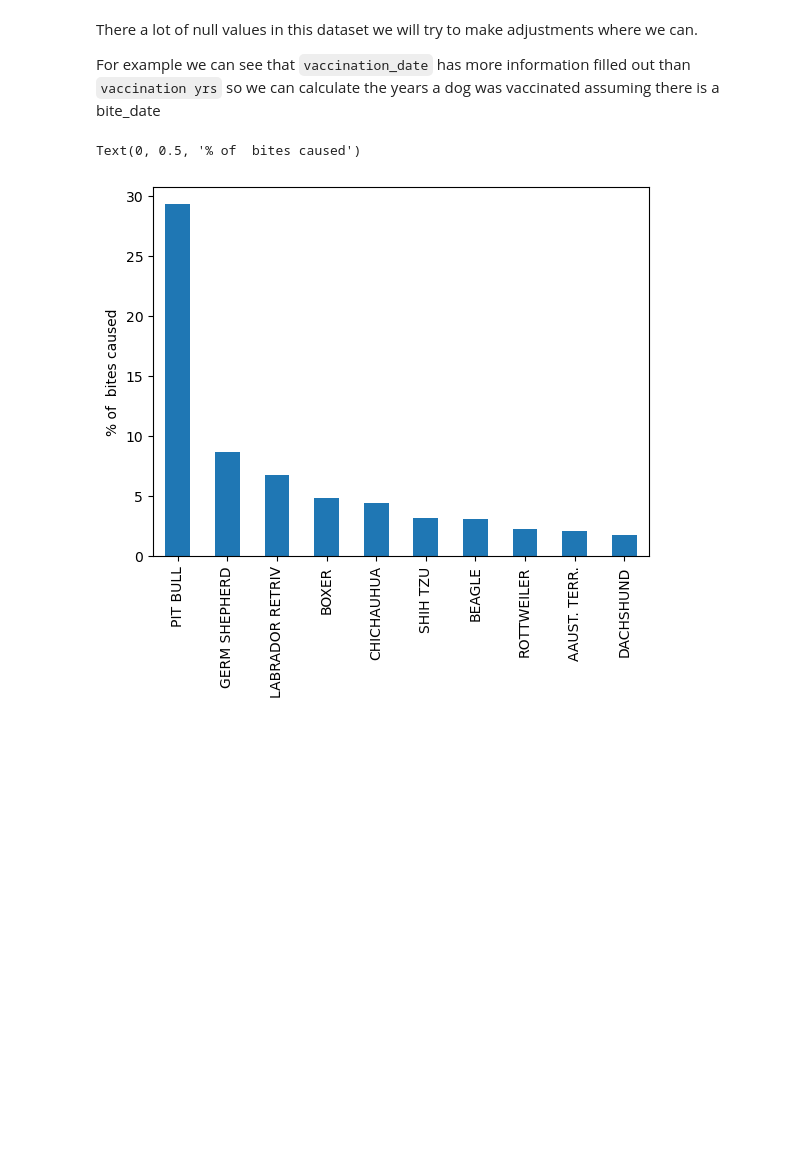
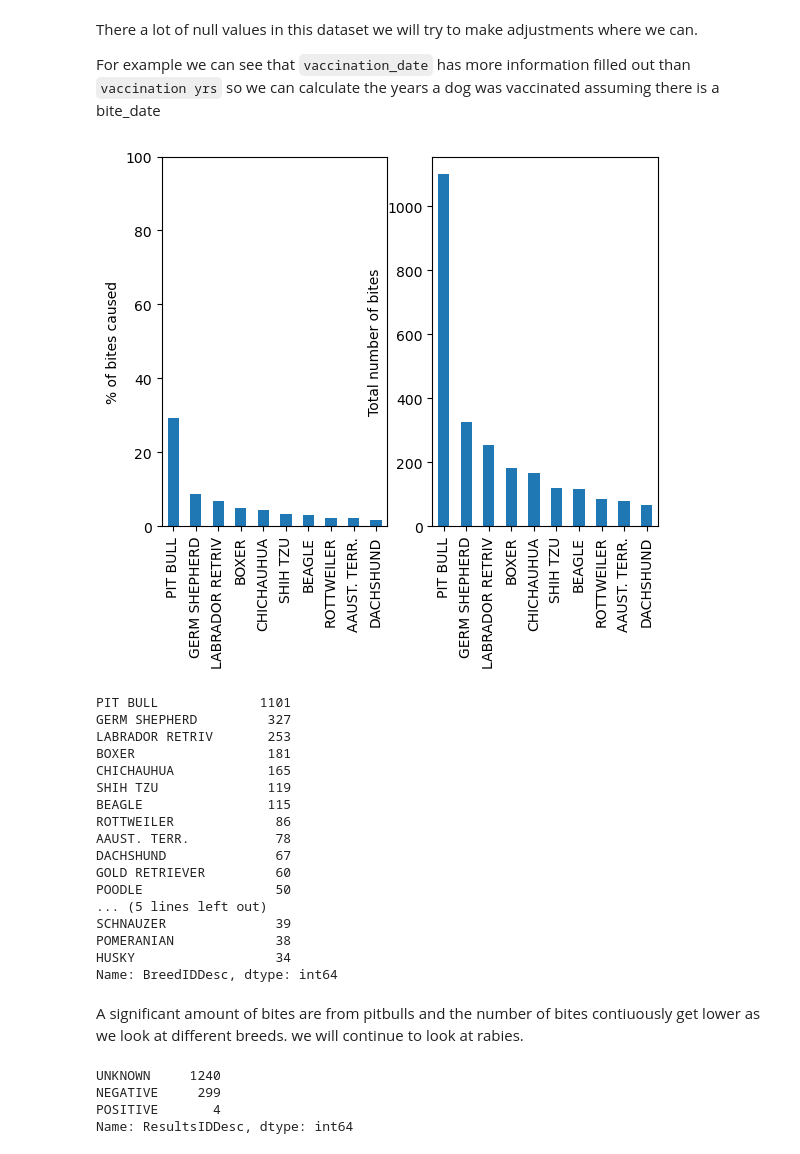
Before and after one commit to tcarr032/Animal-bite-dataset, a Jupyter notebook: Animal_Bites_Predictor.ipynb, the cells around one changed output. Drawn from its saved outputs; the diff is of its cells as text; code cells hidden in the pictures; blank space fills up the shorter version.

```diff
--- a/Animal_Bites_Predictor.ipynb
+++ b/Animal_Bites_Predictor.ipynb
@@ -65,9 +72,37 @@ There a lot of null values in this dataset we will try to make adjustments where
 For example we can see that `vaccination_date` has more information filled out than `vaccination yrs` so we can calculate the years a dog was vaccinated assuming there is a bite_date
 # %%
 breed_count= df_dogs['BreedIDDesc'].value_counts(normalize=True).head(10) * 100
-breed_count.plot(kind='bar')
-plt.figur
-plt.ylabel("% of  bites caused")
+
+fig, axes = plt.subplots(nrows=1, ncols=2)
+breed_count.plot(kind='bar', ylabel='% of bites caused', ylim=(0,100), ax=axes[0])
+df_dogs['BreedIDDesc'].value_counts().head(10).plot(kind='bar', ylabel='Total number of bites', ax=axes[1])
+plt.show()
+df_dogs['BreedIDDesc'].value_counts().head(20)
 # %% [output]
+[figure, new version]
-Text(0, 0.5, '% of  bites caused')
+PIT BULL             1101
+GERM SHEPHERD         327
+LABRADOR RETRIV       253
+BOXER                 181
+CHICHAUHUA            165
+SHIH TZU              119
+BEAGLE                115
+ROTTWEILER             86
+AAUST. TERR.           78
+DACHSHUND              67
+GOLD RETRIEVER         60
+POODLE                 50
+... (5 lines left out)
+SCHNAUZER              39
+POMERANIAN             38
+HUSKY                  34
+Name: BreedIDDesc, dtype: int64
-[figure, old version]
+# %% [markdown]
+A significant amount of bites are from pitbulls and the number of bites contiuously get lower as we look at different breeds. we will continue to look at rabies.
+# %%
+df['ResultsIDDesc'].value_counts()
+# %% [output]
+UNKNOWN     1240
+NEGATIVE     299
+POSITIVE       4
+Name: ResultsIDDesc, dtype: int64
```
Also changed, not shown: parts of 7 cells of this notebook.
